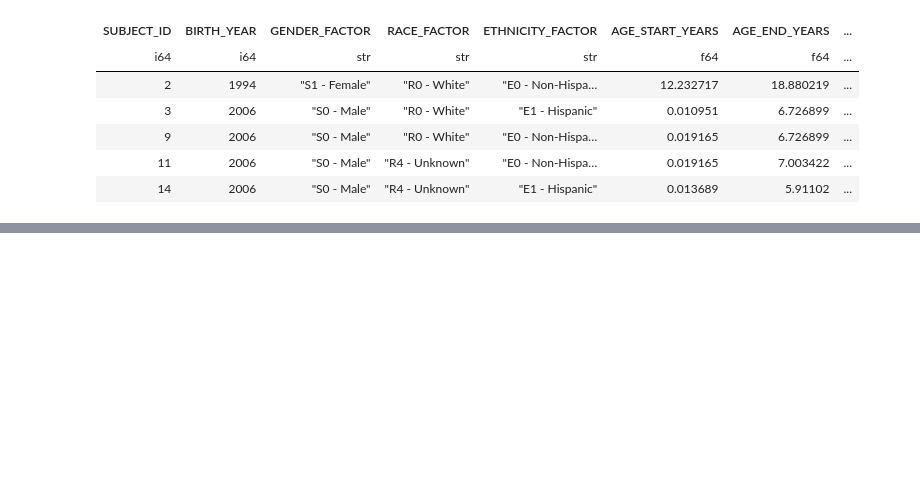
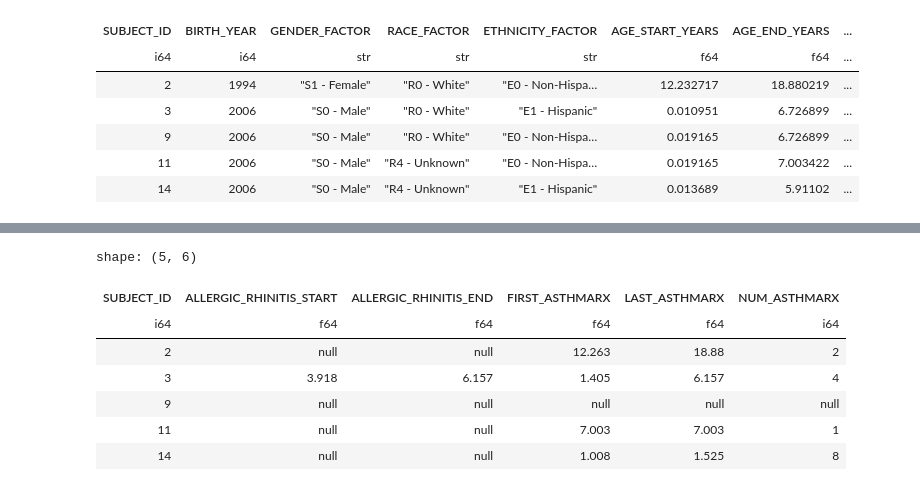
Before and after one commit to deuce-shaw/Project3, a Jupyter notebook: Project3Primary.ipynb, the cells around one changed output, grey strips where cells are left out. Drawn from its saved outputs; the diff is of its cells as text; code cells hidden in the pictures; blank space fills up the shorter version.

```diff
--- a/Project3Primary.ipynb
+++ b/Project3Primary.ipynb
@@ -171,0 +246,14 @@ subject_df.head()
+# %%
+# Create a dataframe containing: SUBJECT_ID, ALLERGIC_RHINITIS_START, ALLERGIC_RHINITIS_END, FIRST_ASTHMARX, LAST_ASTHMARX, and NUM_ASTHMARX
+rhinitis_df = filtered_df.select(pl.col('SUBJECT_ID', 'ALLERGIC_RHINITIS_START', 'ALLERGIC_RHINITIS_END', 'FIRST_ASTHMARX', 'LAST_ASTHMARX', 'NUM_ASTHMARX'))
+
+rhinitis_df.head()
+# %% [output]
+shape: (5, 6)
+| SUBJECT_ID | ALLERGIC_RHINITIS_START | ALLERGIC_RHINITIS_END | FIRST_ASTHMARX | LAST_ASTHMARX | NUM_ASTHMARX |
+| i64 | f64 | f64 | f64 | f64 | i64 |
+| 2 | null | null | 12.263 | 18.88 | 2 |
+| 3 | 3.918 | 6.157 | 1.405 | 6.157 | 4 |
+| 9 | null | null | null | null | null |
+| 11 | null | null | 7.003 | 7.003 | 1 |
+| 14 | null | null | 1.008 | 1.525 | 8 |
```
Also changed, not shown: parts of 10 cells of this notebook, 5 other files.
